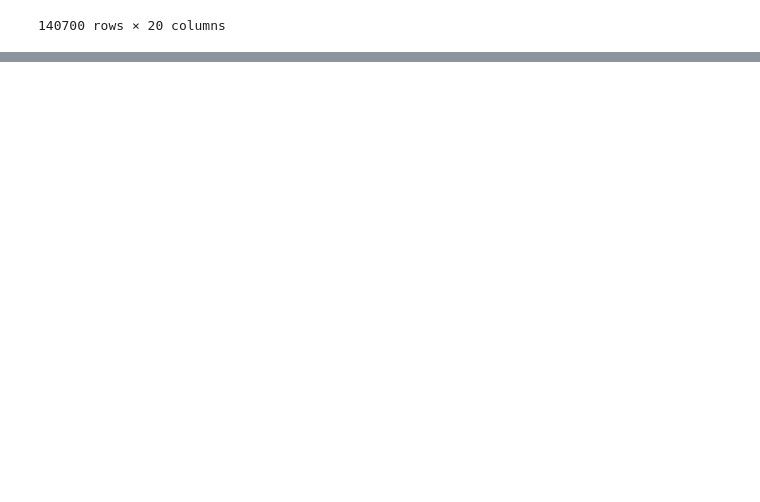
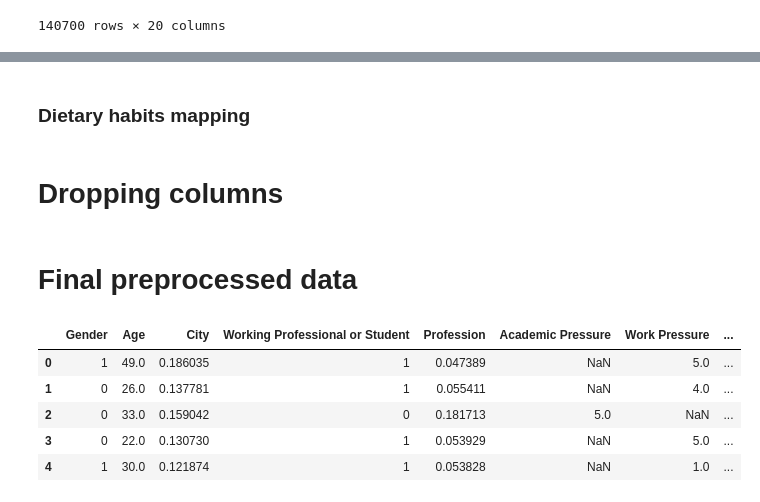
Before and after one commit to karlustav/data_project, a Jupyter notebook: prepare_data.ipynb, the cells around one changed output, grey strips where cells are left out. Drawn from its saved outputs; the diff is of its cells as text; code cells hidden in the pictures; blank space fills up the shorter version.

Commit message:
Data processing file done

```diff
--- a/prepare_data.ipynb
+++ b/prepare_data.ipynb
@@ -53,0 +179,8 @@ data
+# %%
+data["Family History of Mental Illness"].value_counts()
+dict_family_history = {
+    'No': 0,
+    'Yes': 1
+}
+data["Family History of Mental Illness"] = data["Family History of Mental Illness"].map(dict_family_history)
+# Korras
@@ -53,0 +223,7 @@ data
+# %%
+data["Have you ever had suicidal thoughts ?"].value_counts()
+dict_suicidal_thoughts = {
+    'No': 0,
+    'Yes': 1
+}
+data["Have you ever had suicidal thoughts ?"] = data["Have you ever had suicidal thoughts ?"].map(dict_suicidal_thoughts)
@@ -53,0 +292,13 @@ data
+# %% [markdown]
+### Dietary habits mapping
+# %%
+rare = data["Dietary Habits"].value_counts()[data["Dietary Habits"].value_counts() <= 20].index
+
+# print(len(data))
+data = data[~data["Dietary Habits"].isin(rare)]
+
+# print("Shape before removing rare degrees:", len(data))
+# print("\nDietary Habits removed:", list(rare_degrees))
+data = pd.get_dummies(data, columns=['Dietary Habits'])
+# %% [markdown]
+# Dropping columns
@@ -53,0 +310,14 @@ data
+# %% [markdown]
+# Final preprocessed data
+# %%
+preprocessed_data = data.copy()
+preprocessed_data.to_csv('preprocessed_data.csv', index=False)
+# %%
+preprocessed_data.head()
+# %% [output]
+|  | Gender | Age | City | Working Professional or Student | Profession | Academic Pressure | Work Pressure | ... |
+| 0 | 1 | 49.0 | 0.186035 | 1 | 0.047389 | NaN | 5.0 | ... |
+| 1 | 0 | 26.0 | 0.137781 | 1 | 0.055411 | NaN | 4.0 | ... |
+| 2 | 0 | 33.0 | 0.159042 | 0 | 0.181713 | 5.0 | NaN | ... |
+| 3 | 0 | 22.0 | 0.130730 | 1 | 0.053929 | NaN | 5.0 | ... |
+| 4 | 1 | 30.0 | 0.121874 | 1 | 0.053828 | NaN | 1.0 | ... |
```
Also changed, not shown: parts of 33 cells of this notebook, 1 other file.
